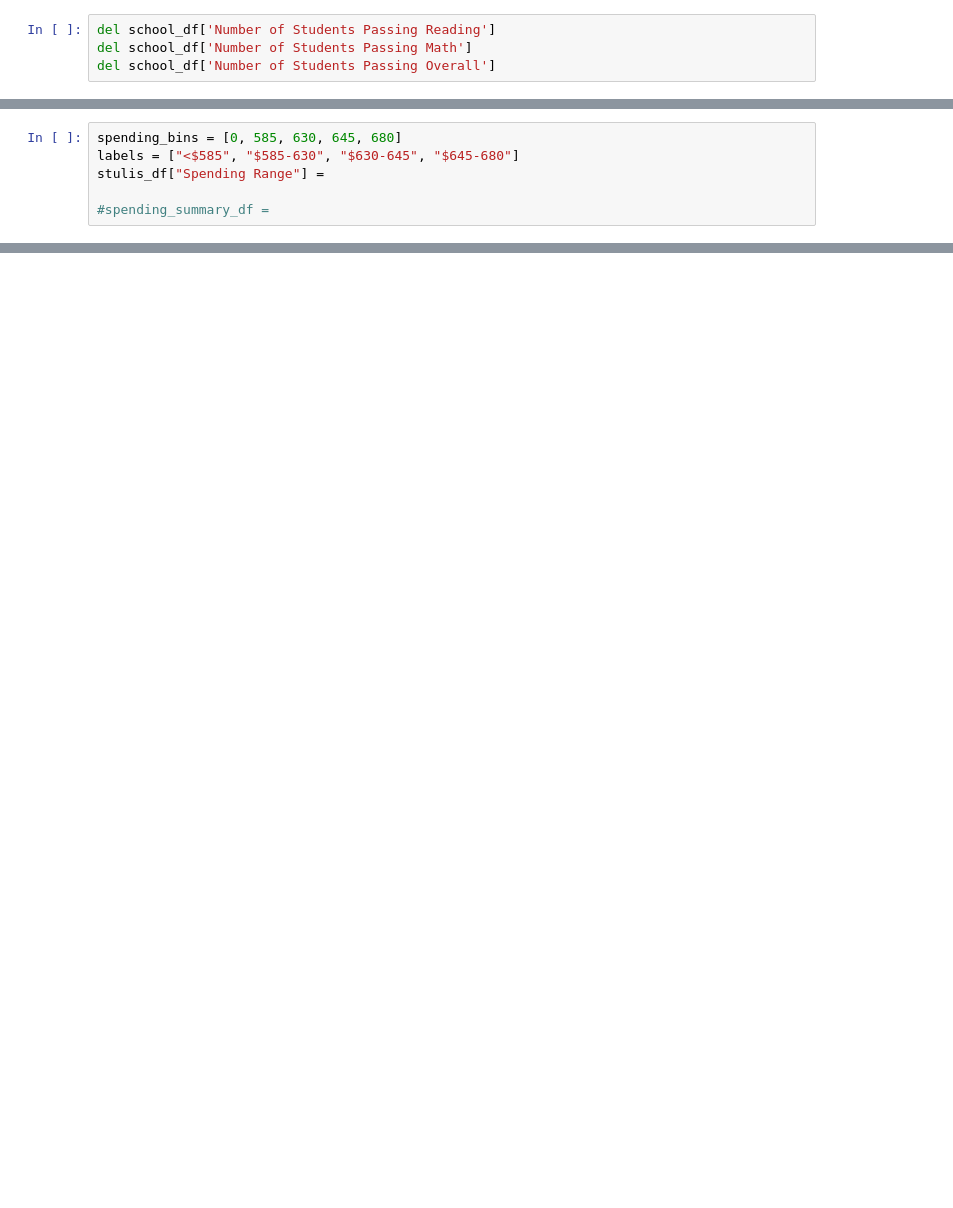
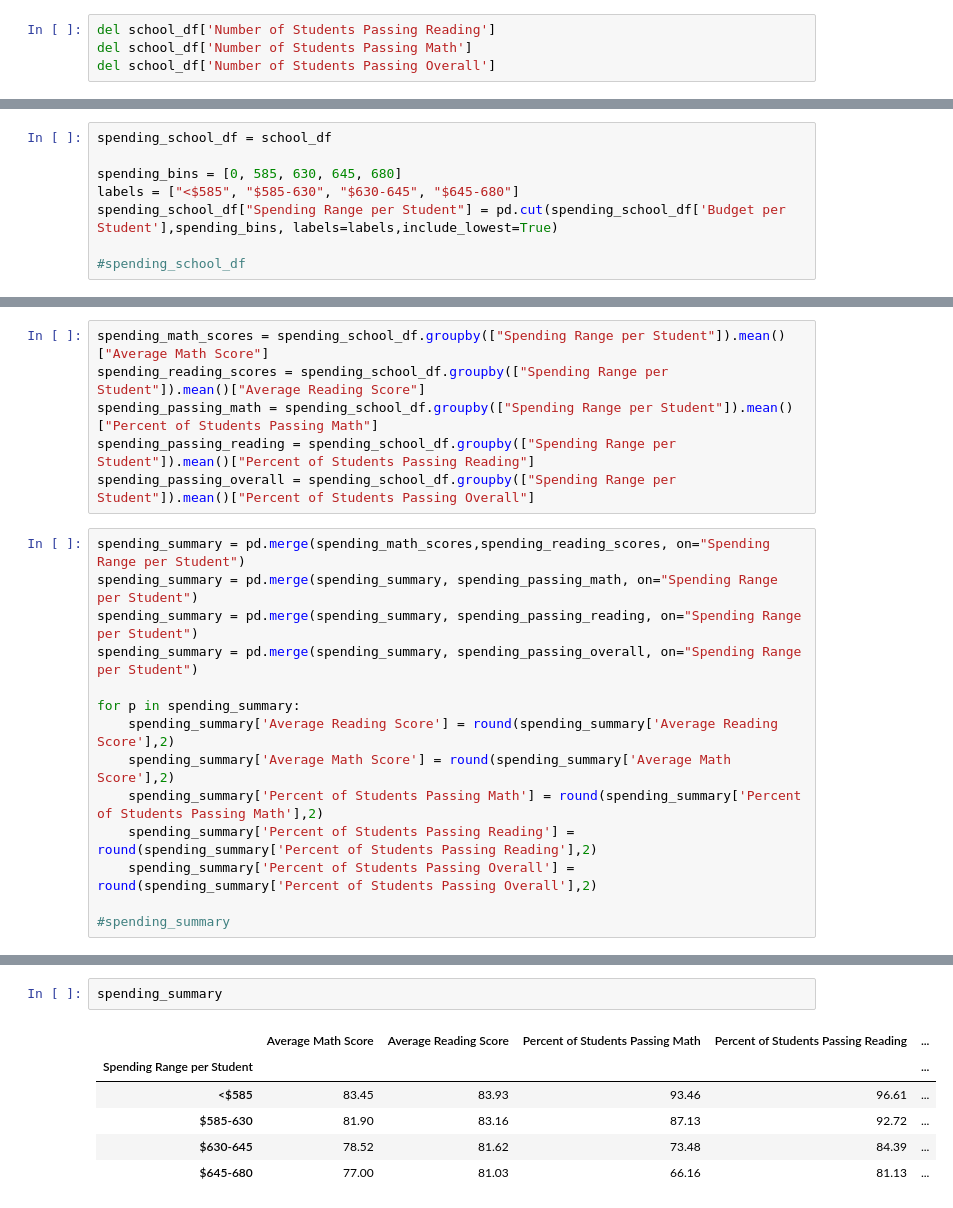
Before and after one commit to knight-mc/pandas-challenge, a Jupyter notebook: PyCitySchools/PyCitySchools.ipynb, the cells around one changed output, grey strips where cells are left out. Drawn from its saved outputs; the diff is of its cells as text; blank space fills up the shorter version.

```diff
--- a/PyCitySchools/PyCitySchools.ipynb
+++ b/PyCitySchools/PyCitySchools.ipynb
@@ -230,6 +137,8 @@ scrbygrade_df
 # %%
+spending_school_df = school_df
+
 spending_bins = [0, 585, 630, 645, 680]
 labels = ["<$585", "$585-630", "$630-645", "$645-680"]
-stulis_df["Spending Range"] =
+spending_school_df["Spending Range per Student"] = pd.cut(spending_school_df['Budget per Student'],spending_bins, labels=labels,include_lowest=True)
 
-#spending_summary_df =
+#spending_school_df
@@ -244,0 +145,20 @@ dtype: object
+# %%
+spending_math_scores = spending_school_df.groupby(["Spending Range per Student"]).mean()["Average Math Score"]
+spending_reading_scores = spending_school_df.groupby(["Spending Range per Student"]).mean()["Average Reading Score"]
+spending_passing_math = spending_school_df.groupby(["Spending Range per Student"]).mean()["Percent of Students Passing Math"]
+spending_passing_reading = spending_school_df.groupby(["Spending Range per Student"]).mean()["Percent of Students Passing Reading"]
+spending_passing_overall = spending_school_df.groupby(["Spending Range per Student"]).mean()["Percent of Students Passing Overall"]
+# %%
+spending_summary = pd.merge(spending_math_scores,spending_reading_scores, on="Spending Range per Student")
+spending_summary = pd.merge(spending_summary, spending_passing_math, on="Spending Range per Student")
+spending_summary = pd.merge(spending_summary, spending_passing_reading, on="Spending Range per Student")
+spending_summary = pd.merge(spending_summary, spending_passing_overall, on="Spending Range per Student")
+
+for p in spending_summary:
+    spending_summary['Average Reading Score'] = round(spending_summary['Average Reading Score'],2)
+    spending_summary['Average Math Score'] = round(spending_summary['Average Math Score'],2)
+    spending_summary['Percent of Students Passing Math'] = round(spending_summary['Percent of Students Passing Math'],2)
+    spending_summary['Percent of Students Passing Reading'] = round(spending_summary['Percent of Students Passing Reading'],2)
+    spending_summary['Percent of Students Passing Overall'] = round(spending_summary['Percent of Students Passing Overall'],2)
+
+#spending_summary
@@ -244,0 +278,9 @@ dtype: object
+# %%
+spending_summary
+# %% [output]
+|  | Average Math Score | Average Reading Score | Percent of Students Passing Math | Percent of Students Passing Reading | ... |
+| Spending Range per Student |  |  |  |  | ... |
+| <$585 | 83.45 | 83.93 | 93.46 | 96.61 | ... |
+| $585-630 | 81.90 | 83.16 | 87.13 | 92.72 | ... |
+| $630-645 | 78.52 | 81.62 | 73.48 | 84.39 | ... |
+| $645-680 | 77.00 | 81.03 | 66.16 | 81.13 | ... |
```
Also changed, not shown: parts of 23 cells of this notebook.
